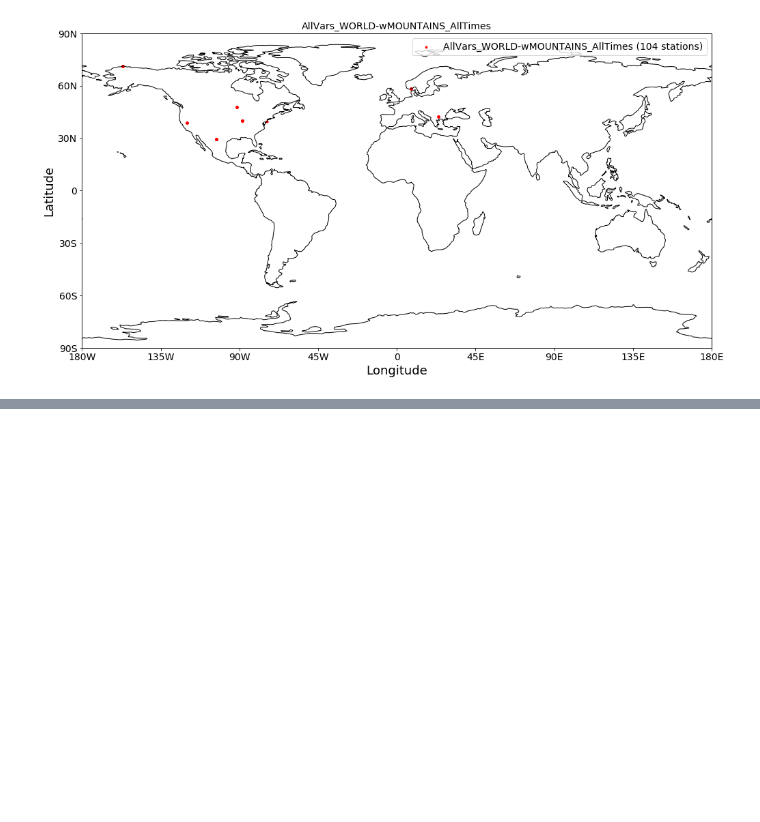
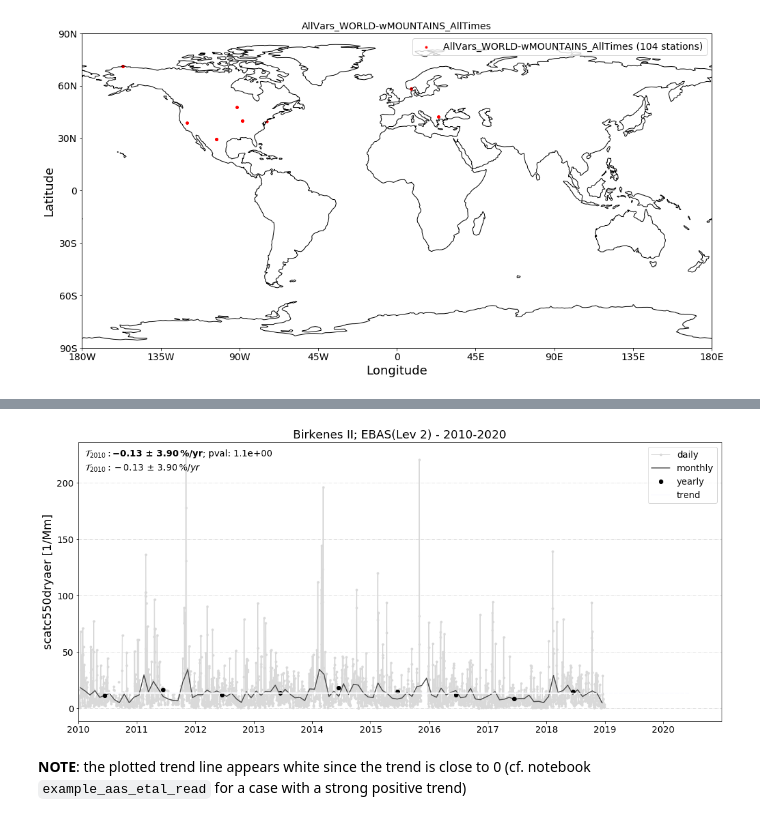
Before and after one commit to NordicESMhub/NEGI-Abisko-2019, a Jupyter notebook: content/training/pyaerocom/example_ebas_read.ipynb, the cells around one changed output, grey strips where cells are left out. Saved outputs shown, nothing was run; the diff lists cells and outputs as text; code cells hidden in the pictures; blank space fills up the shorter version.

Commit message:
Updated pyaerocom notebooks and added one more example sulphur data from Aas et al

```diff
--- a/content/training/pyaerocom/example_ebas_read.ipynb
+++ b/content/training/pyaerocom/example_ebas_read.ipynb
@@ -78,0 +71,7 @@ stat.plot_timeseries(var_name='scatc550dryaer', label='outliers removed', ax=ax)
+# %%
+stat.compute_trend('scatc550dryaer', 2010, 2020)
+stat.trends['scatc550dryaer'].plot(period='2010-2020');
+# %% [output]
+[figure, added]
+# %% [markdown]
+**NOTE**: the plotted trend line appears white since the trend is close to 0 (cf. notebook `example_aas_etal_read` for a case with a strong positive trend)
```
Also changed, not shown: parts of 5 cells of this notebook, 2 other files.
